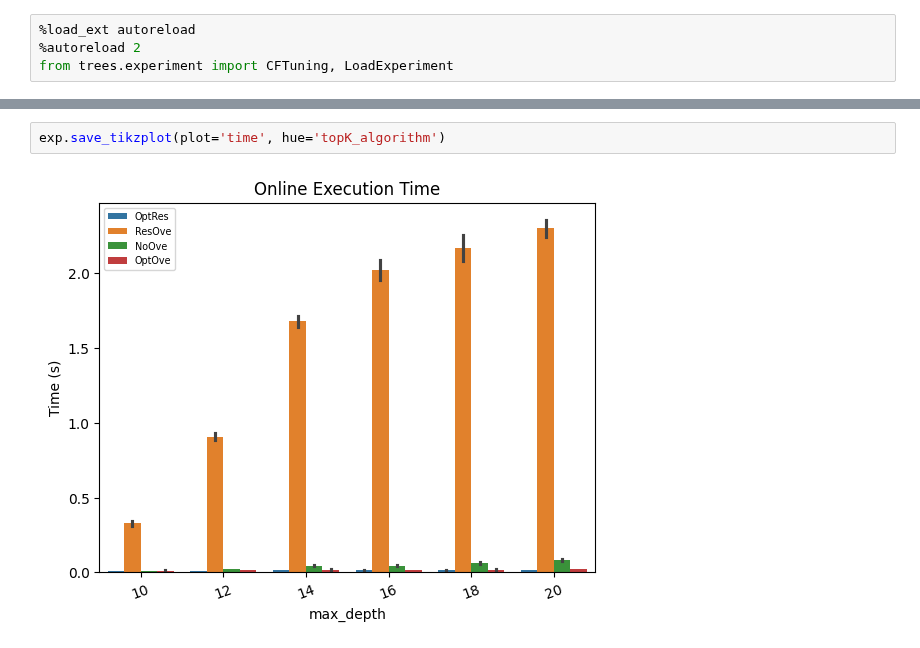
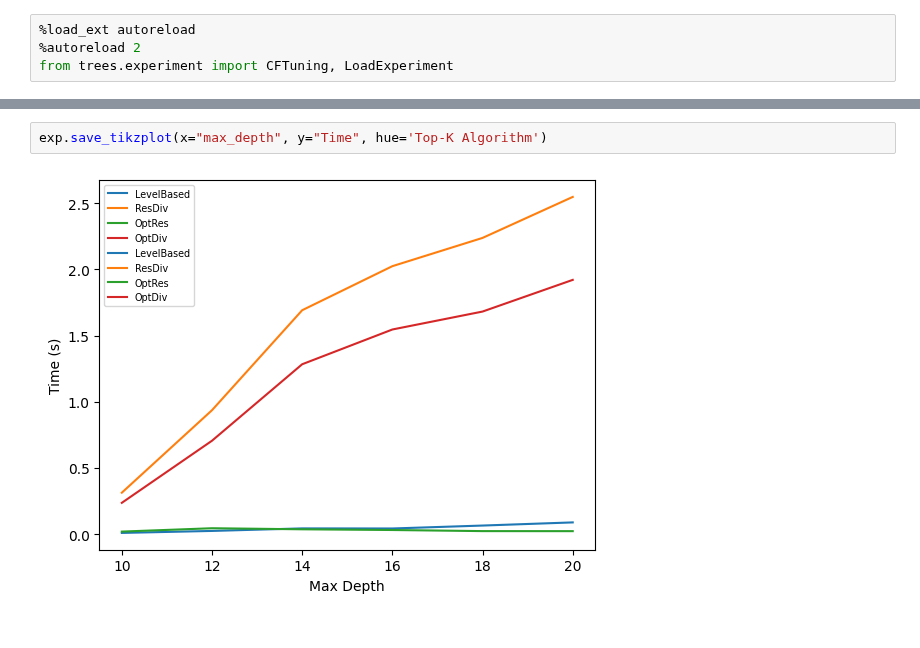
Before and after one commit to antonismand/Query-Driven-Data-Exploration-with-Heterogeneous-Treatment-Effects, a Jupyter notebook: experiments/max_depth.ipynb, the cells around one changed output, grey strips where cells are left out. Drawn from its saved outputs; the diff is of its cells as text.

```diff
--- a/experiments/max_depth.ipynb
+++ b/experiments/max_depth.ipynb
@@ -31,4 +22,4 @@ exp.save_tikzplot(plot='subgroups', hue='topK_algorithm')
-# %%
-exp.save_tikzplot(plot='time', hue='topK_algorithm')
-# %% [output]
-[figure, removed]
+# %%
+exp.save_tikzplot(x="max_depth", y="Time", hue='Top-K Algorithm')
+# %% [output]
+[figure, added]
```
Also changed, not shown: parts of 5 cells of this notebook, 2 other files.
